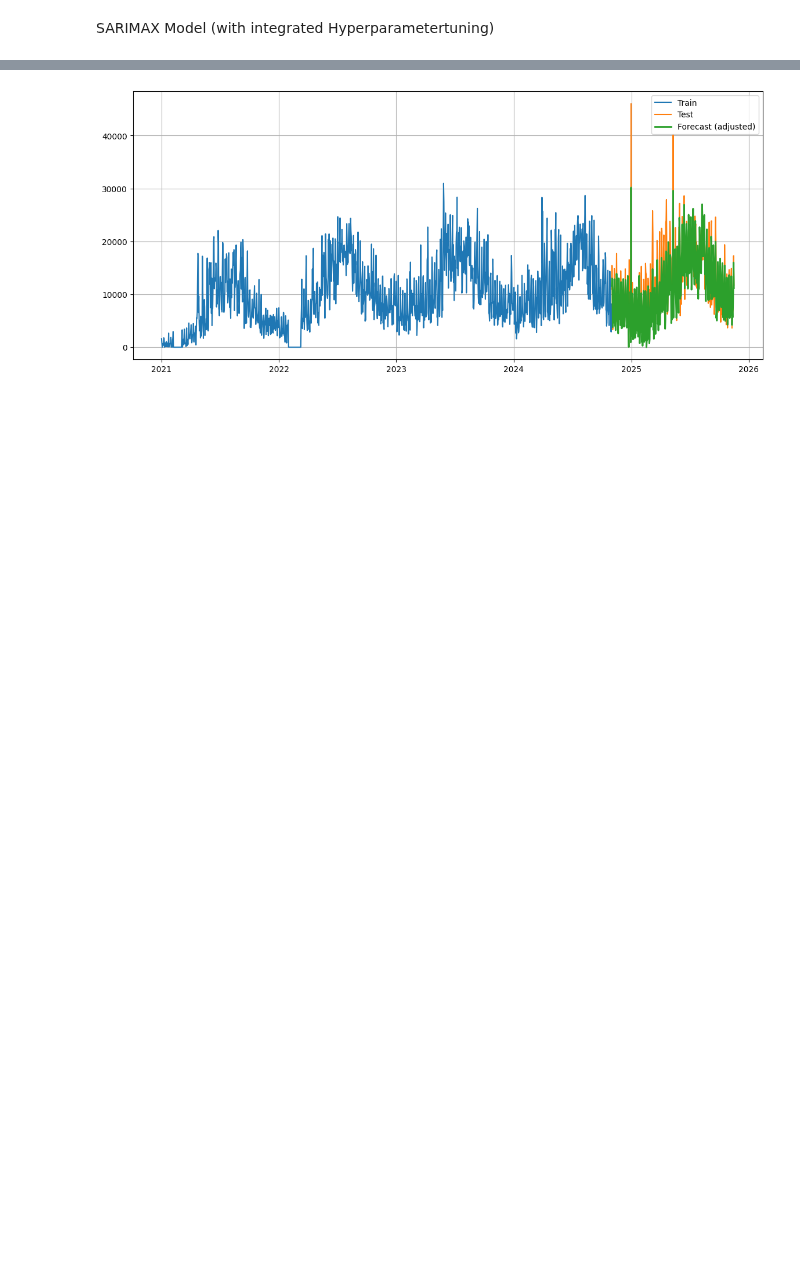
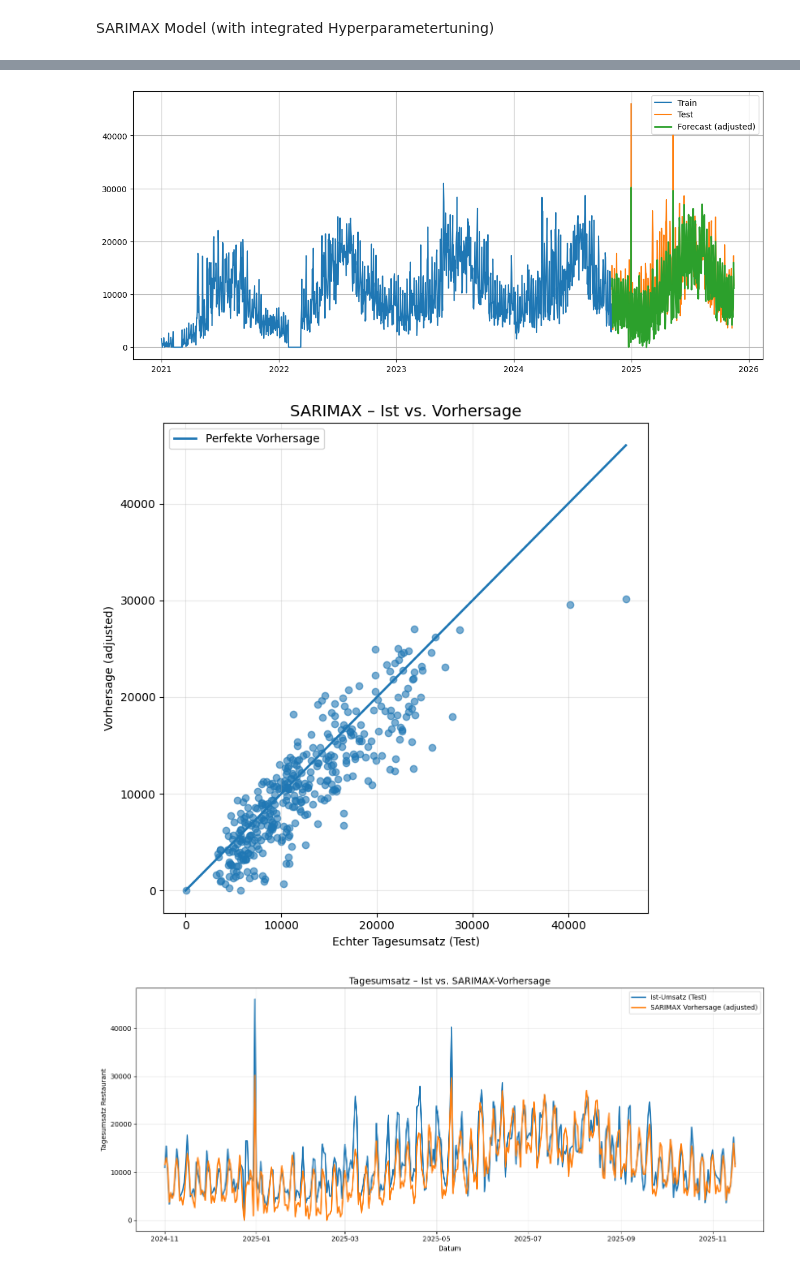
Before and after one commit to Luggias/DSF_Group_Project, a Jupyter notebook: SARIMAX_model.ipynb, the cells around one changed output, grey strips where cells are left out. Saved outputs shown, nothing was run; the diff lists cells and outputs as text; code cells hidden in the pictures; blank space fills up the shorter version.

```diff
--- a/SARIMAX_model.ipynb
+++ b/SARIMAX_model.ipynb
@@ -265,6 +265,38 @@ plt.plot(test.index, forecast_adjusted, label="Forecast (adjusted)", linewidth=2
 plt.legend()
 plt.grid()
 plt.show()
+
+plt.figure(figsize=(7, 7))
+
+plt.scatter(test.values, forecast_adjusted.values, alpha=0.6)
+
+# Linie perfekte Vorhersage
+min_val = min(test.min(), forecast_adjusted.min())
+max_val = max(test.max(), forecast_adjusted.max())
+plt.plot([min_val, max_val], [min_val, max_val],
+         linewidth=2, label="Perfekte Vorhersage")
+
+plt.title("SARIMAX – Ist vs. Vorhersage", fontsize=14)
+plt.xlabel("Echter Tagesumsatz (Test)")
+plt.ylabel("Vorhersage (adjusted)")
+plt.legend()
+plt.grid(True, alpha=0.3)
+plt.tight_layout()
+plt.show()
+
+plt.figure(figsize=(14, 6))
+
+plt.plot(test.index, test, label="Ist-Umsatz (Test)", linewidth=2)
+plt.plot(test.index, forecast_adjusted,
+         label="SARIMAX Vorhersage (adjusted)", linewidth=2)
+
+plt.title("Tagesumsatz – Ist vs. SARIMAX-Vorhersage", fontsize=14)
+plt.xlabel("Datum")
+plt.ylabel("Tagesumsatz Restaurant")
+plt.legend()
+plt.grid(True, alpha=0.3)
+plt.tight_layout()
+plt.show()
 # %% [output]
 NaNs in ts: 0
 NaNs in exog: weekday                                                  0
@@ -281,30 +313,32 @@ fourier_sin_2                                            0
 ... (30 lines left out)
 Train length (inkl. Spezialtage): 1400
 Train length (ohne Spezialtage): 1390
 Test length: 381
 Trying order=(1, 0, 1), seasonal=(1, 1, 1, 7)
 Trying order=(1, 0, 1), seasonal=(2, 1, 1, 7)
 Trying order=(1, 0, 1), seasonal=(1, 1, 2, 7)
 Trying order=(2, 0, 1), seasonal=(1, 1, 1, 7)
 Trying order=(2, 0, 1), seasonal=(2, 1, 1, 7)
 Trying order=(2, 0, 1), seasonal=(1, 1, 2, 7)
 Trying order=(1, 1, 1), seasonal=(1, 1, 1, 7)
 Trying order=(1, 1, 1), seasonal=(2, 1, 1, 7)
 Trying order=(1, 1, 1), seasonal=(1, 1, 2, 7)
        order seasonal_order        MAPE           AIC
 5  (2, 0, 1)   (1, 1, 2, 7)  306.379167  25823.687318
 3  (2, 0, 1)   (1, 1, 1, 7)  306.985295  25821.966694
 4  (2, 0, 1)   (2, 1, 1, 7)  309.160539  25822.649054
 2  (1, 0, 1)   (1, 1, 2, 7)  318.283367  25762.563921
 0  (1, 0, 1)   (1, 1, 1, 7)  319.762663  25748.046871
 
 Best model: (2, 0, 1) (1, 1, 2, 7)
 
 === METRIKEN (mit Feiertags-Adjust) ===
 MSE : 12173161.95780775
 RMSE: 3489.005869557652
 R2  : 0.6917744267465507
 MAE : 2666.536895048603
 MAPE: 24.576814905884063
 Relative MSE: 0.3388788391740399
 [figure]
+[figure, added]
+[figure, added]
```
Also changed, not shown: 4 other files.
